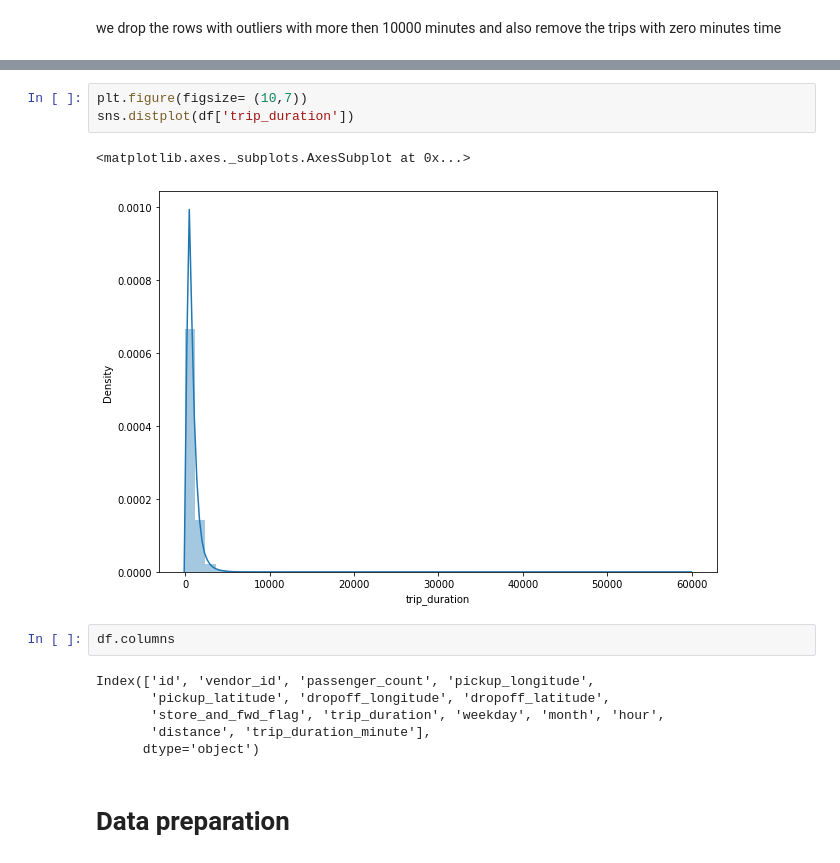
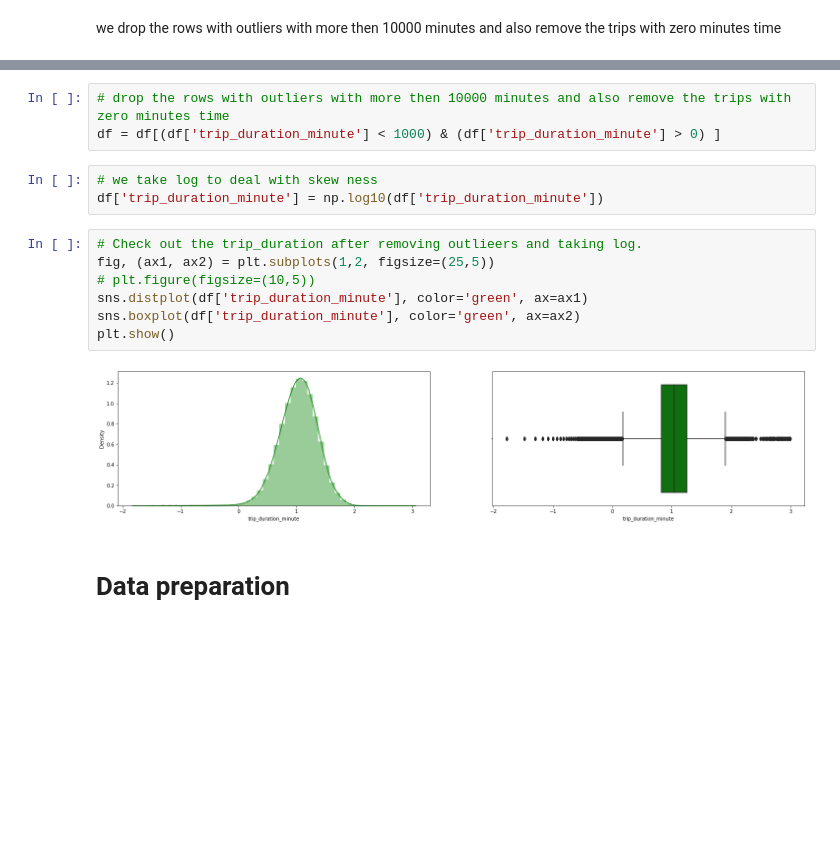
Before and after one commit to prabindebnath25/NYC-Taxi-Trip-Time-Prediction, a Jupyter notebook: NYC_Taxi_Trip_Time_Prediction_Capstone_Project.ipynb, the cells around one changed output, grey strips where cells are left out. Saved outputs shown, nothing was run; the diff lists cells and outputs as text; blank space fills up the shorter version.

```diff
--- a/NYC_Taxi_Trip_Time_Prediction_Capstone_Project.ipynb
+++ b/NYC_Taxi_Trip_Time_Prediction_Capstone_Project.ipynb
@@ -278,17 +293,18 @@ sns.boxplot(df['trip_duration_minute'], color = 'red')
-# %%
-plt.figure(figsize= (10,7))
-sns.distplot(df['trip_duration'])
-# %% [output]
-<matplotlib.axes._subplots.AxesSubplot at 0x...>
-[figure, removed]
-# %%
-df.columns
-# %% [output]
-Index(['id', 'vendor_id', 'passenger_count', 'pickup_longitude',
-       'pickup_latitude', 'dropoff_longitude', 'dropoff_latitude',
-       'store_and_fwd_flag', 'trip_duration', 'weekday', 'month', 'hour',
-       'distance', 'trip_duration_minute'],
-      dtype='object')
+# %%
+# drop the rows with outliers with more then 10000 minutes and also remove the trips with zero minutes time
+df = df[(df['trip_duration_minute'] < 1000) & (df['trip_duration_minute'] > 0) ]
+# %%
+# we take log to deal with skew ness
+df['trip_duration_minute'] = np.log10(df['trip_duration_minute'])
+# %%
+# Check out the trip_duration after removing outlieers and taking log.
+fig, (ax1, ax2) = plt.subplots(1,2, figsize=(25,5))
+# plt.figure(figsize=(10,5))
+sns.distplot(df['trip_duration_minute'], color='green', ax=ax1)
+sns.boxplot(df['trip_duration_minute'], color='green', ax=ax2)
+plt.show()
+# %% [output]
+[figure, added]
 # %% [markdown]
 # Data preparation
 # %%
```
Also changed, not shown: parts of 51 cells of this notebook.
